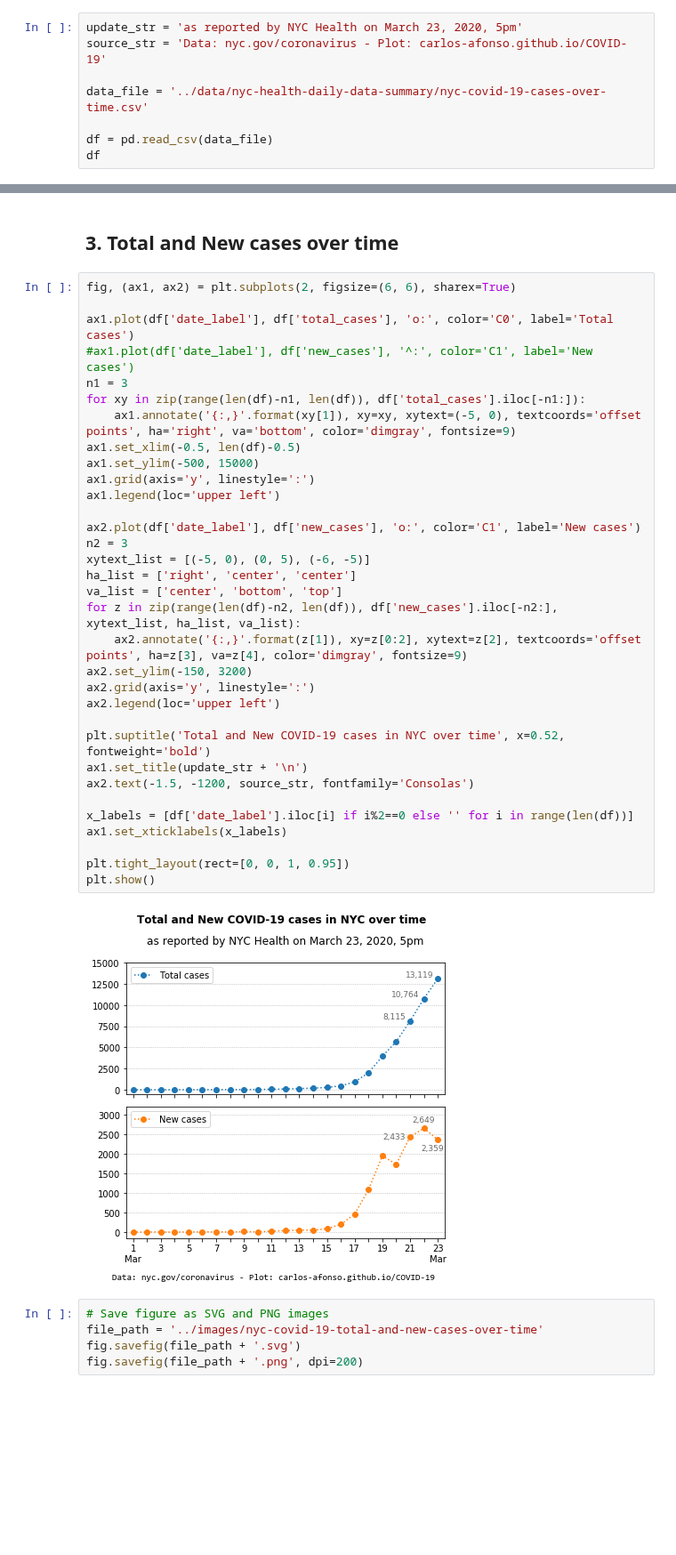
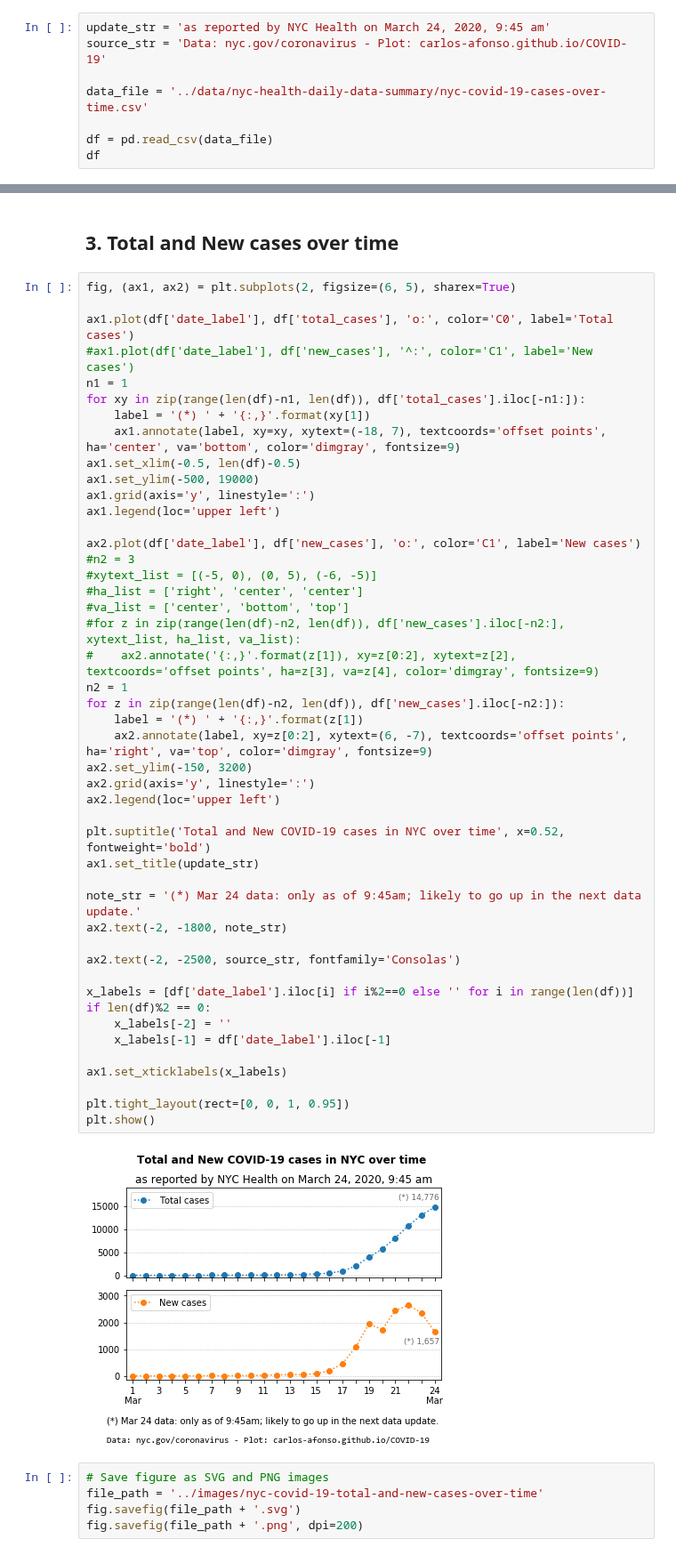
Before and after one commit to carlos-afonso/COVID-19, a Jupyter notebook: notebooks/nyc-covid-19-cases-over-time.ipynb, the cells around one changed output, grey strips where cells are left out. Shown at 89% size. Cells and saved outputs as stored; diff of their text form; blank space fills up the shorter version.

Commit message:
updates NYC data and plots

```diff
--- a/notebooks/nyc-covid-19-cases-over-time.ipynb
+++ b/notebooks/nyc-covid-19-cases-over-time.ipynb
@@ -11,7 +11,7 @@ import pandas as pd
 # %% [markdown]
 ## 1. Read data
 # %%
-update_str = 'as reported by NYC Health on March 23, 2020, 5pm'
+update_str = 'as reported by NYC Health on March 24, 2020, 9:45 am'
 source_str = 'Data: nyc.gov/coronavirus - Plot: carlos-afonso.github.io/COVID-19'
 
 data_file = '../data/nyc-health-daily-data-summary/nyc-covid-19-cases-over-time.csv'
@@ -79,40 +79,53 @@ df
 # %% [markdown]
 ## 3. Total and New cases over time
 # %%
-fig, (ax1, ax2) = plt.subplots(2, figsize=(6, 6), sharex=True)
+fig, (ax1, ax2) = plt.subplots(2, figsize=(6, 5), sharex=True)
 
 ax1.plot(df['date_label'], df['total_cases'], 'o:', color='C0', label='Total cases')
 #ax1.plot(df['date_label'], df['new_cases'], '^:', color='C1', label='New cases')
-n1 = 3
+n1 = 1
 for xy in zip(range(len(df)-n1, len(df)), df['total_cases'].iloc[-n1:]):
-    ax1.annotate('{:,}'.format(xy[1]), xy=xy, xytext=(-5, 0), textcoords='offset points', ha='right', va='bottom', color='dimgray', fontsize=9)
+    label = '(*) ' + '{:,}'.format(xy[1])
+    ax1.annotate(label, xy=xy, xytext=(-18, 7), textcoords='offset points', ha='center', va='bottom', color='dimgray', fontsize=9)
 ax1.set_xlim(-0.5, len(df)-0.5)
-ax1.set_ylim(-500, 15000)
+ax1.set_ylim(-500, 19000)
 ax1.grid(axis='y', linestyle=':')
 ax1.legend(loc='upper left')
 
 ax2.plot(df['date_label'], df['new_cases'], 'o:', color='C1', label='New cases')
-n2 = 3
-xytext_list = [(-5, 0), (0, 5), (-6, -5)]
-ha_list = ['right', 'center', 'center']
-va_list = ['center', 'bottom', 'top']
-for z in zip(range(len(df)-n2, len(df)), df['new_cases'].iloc[-n2:], xytext_list, ha_list, va_list):
-    ax2.annotate('{:,}'.format(z[1]), xy=z[0:2], xytext=z[2], textcoords='offset points', ha=z[3], va=z[4], color='dimgray', fontsize=9)
+#n2 = 3
+#xytext_list = [(-5, 0), (0, 5), (-6, -5)]
+#ha_list = ['right', 'center', 'center']
+#va_list = ['center', 'bottom', 'top']
+#for z in zip(range(len(df)-n2, len(df)), df['new_cases'].iloc[-n2:], xytext_list, ha_list, va_list):
+#    ax2.annotate('{:,}'.format(z[1]), xy=z[0:2], xytext=z[2], textcoords='offset points', ha=z[3], va=z[4], color='dimgray', fontsize=9)
+n2 = 1
+for z in zip(range(len(df)-n2, len(df)), df['new_cases'].iloc[-n2:]):
+    label = '(*) ' + '{:,}'.format(z[1])
+    ax2.annotate(label, xy=z[0:2], xytext=(6, -7), textcoords='offset points', ha='right', va='top', color='dimgray', fontsize=9)
 ax2.set_ylim(-150, 3200)
 ax2.grid(axis='y', linestyle=':')
 ax2.legend(loc='upper left')
 
 plt.suptitle('Total and New COVID-19 cases in NYC over time', x=0.52, fontweight='bold')
-ax1.set_title(update_str + '\n')
-ax2.text(-1.5, -1200, source_str, fontfamily='Consolas')
+ax1.set_title(update_str)
+
+note_str = '(*) Mar 24 data: only as of 9:45am; likely to go up in the next data update.'
+ax2.text(-2, -1800, note_str)
+
+ax2.text(-2, -2500, source_str, fontfamily='Consolas')
 
 x_labels = [df['date_label'].iloc[i] if i%2==0 else '' for i in range(len(df))]
+if len(df)%2 == 0:
+    x_labels[-2] = ''
+    x_labels[-1] = df['date_label'].iloc[-1]
+
 ax1.set_xticklabels(x_labels)
 
 plt.tight_layout(rect=[0, 0, 1, 0.95])
 plt.show()
 # %% [output]
-[figure, old version]
+[figure, new version]
 # %%
 # Save figure as SVG and PNG images
 file_path = '../images/nyc-covid-19-total-and-new-cases-over-time'
```
Also changed, not shown: parts of 4 cells of this notebook, 7 other files.
